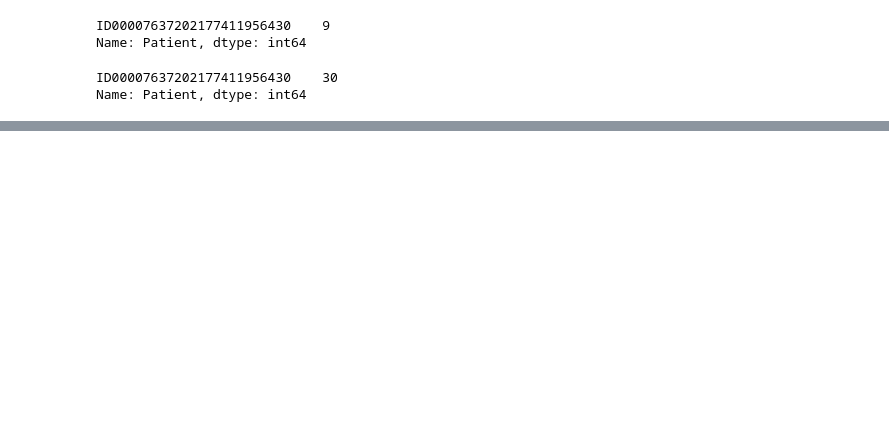
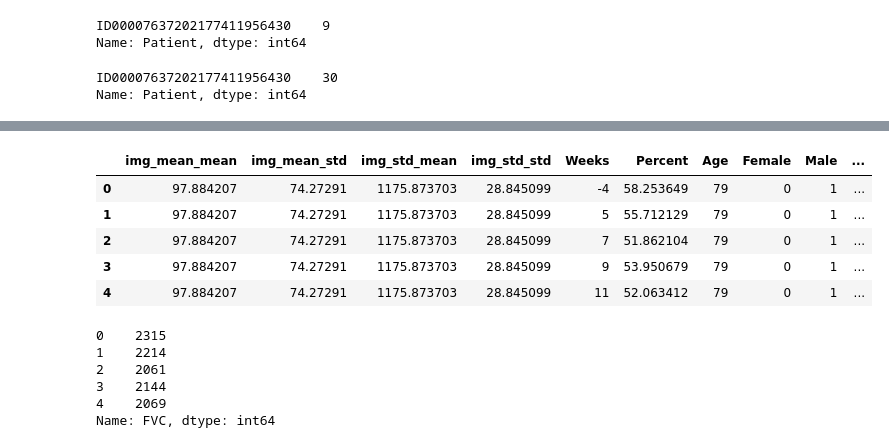
Before and after one commit to viveksahukar/kaggle_pulmonary_fibrosis, a Jupyter notebook: pf_first_basic_model.ipynb, the cells around one changed output, grey strips where cells are left out. Drawn from its saved outputs; the diff is of its cells as text; code cells hidden in the pictures; blank space fills up the shorter version.

```diff
--- a/pf_first_basic_model.ipynb
+++ b/pf_first_basic_model.ipynb
@@ -89,0 +139,18 @@ df_patient
+# %%
+X.head()
+# %% [output]
+|  | img_mean_mean | img_mean_std | img_std_mean | img_std_std | Weeks | Percent | Age | Female | Male | ... |
+| 0 | 97.884207 | 74.27291 | 1175.873703 | 28.845099 | -4 | 58.253649 | 79 | 0 | 1 | ... |
+| 1 | 97.884207 | 74.27291 | 1175.873703 | 28.845099 | 5 | 55.712129 | 79 | 0 | 1 | ... |
+| 2 | 97.884207 | 74.27291 | 1175.873703 | 28.845099 | 7 | 51.862104 | 79 | 0 | 1 | ... |
+| 3 | 97.884207 | 74.27291 | 1175.873703 | 28.845099 | 9 | 53.950679 | 79 | 0 | 1 | ... |
+| 4 | 97.884207 | 74.27291 | 1175.873703 | 28.845099 | 11 | 52.063412 | 79 | 0 | 1 | ... |
+# %%
+y.head()
+# %% [output]
+0    2315
+1    2214
+2    2061
+3    2144
+4    2069
+Name: FVC, dtype: int64
```
Also changed, not shown: parts of 18 cells of this notebook.
